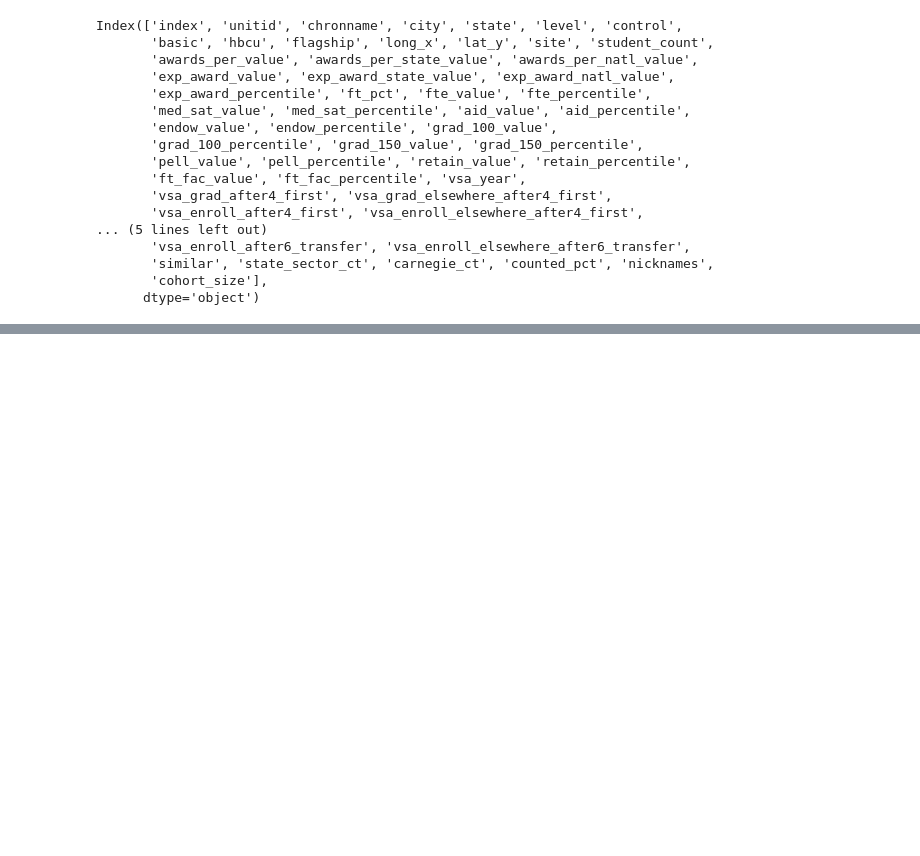
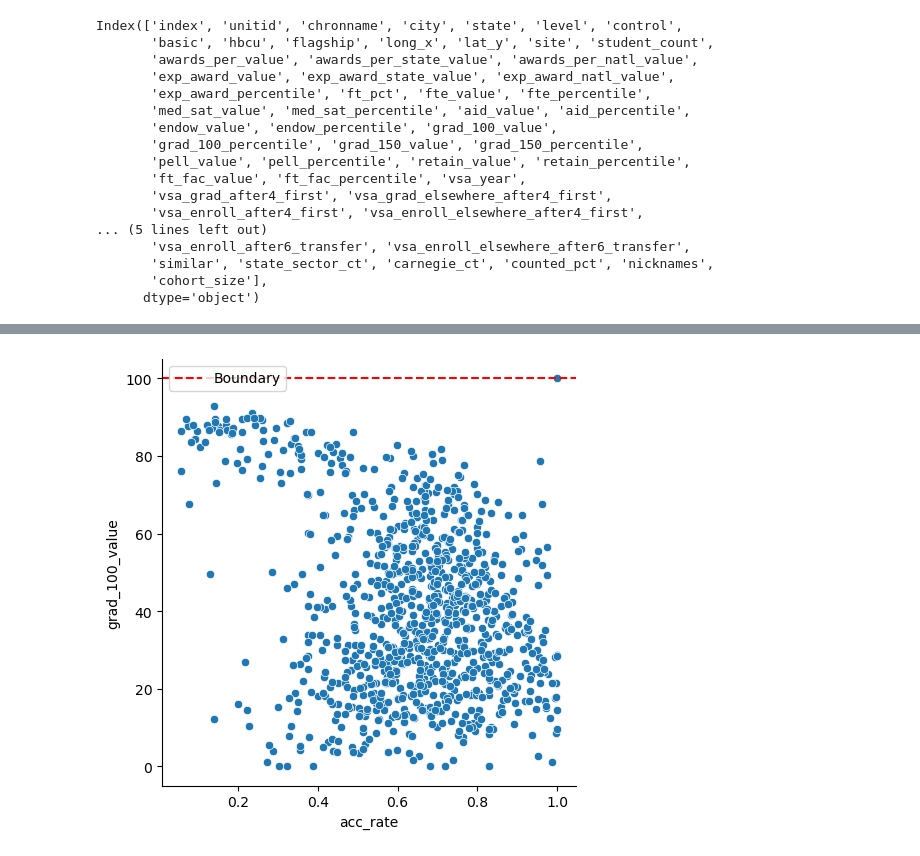
Before and after one commit to adam-peters/SummerResearch, a Jupyter notebook: college_selectiveness_analysis.ipynb, the cells around one changed output, grey strips where cells are left out. Drawn from its saved outputs; the diff is of its cells as text; code cells hidden in the pictures; blank space fills up the shorter version.

Commit message:
Added Another Relplot with More Admissions/Graduation Data

```diff
--- a/college_selectiveness_analysis.ipynb
+++ b/college_selectiveness_analysis.ipynb
@@ -174,0 +146,3 @@ John Paul the Great Catholic University
+# %%
+acc_data.set_index("Name", inplace=True)
+acc_data.head()
@@ -174,0 +157,3 @@ John Paul the Great Catholic University
+# %%
+combined_data = pd.merge(acc_data, college_data_2, left_index=True, right_index=True)
+combined_data.head()
@@ -174,0 +167,6 @@ John Paul the Great Catholic University
+# %%
+combined_data.columns
+combined_data.drop(columns=["index"], inplace=True)
+# %%
+combined_data["acc_rate"] = combined_data["Admissions total"] / combined_data["Applicants total"]
+combined_data.head()
@@ -174,0 +180,10 @@ John Paul the Great Catholic University
+# %%
+x = combined_data["acc_rate"]
+y = combined_data["grad_100_value"]
+
+sns.relplot(x=x, y=y, data=combined_data)
+plt.axhline(y=100, color='r', linestyle='--', label='Boundary')
+
+leg = plt.legend(loc='upper left')
+# %% [output]
+[figure, added]
```
Also changed, not shown: parts of 10 cells of this notebook, 2 other files.
